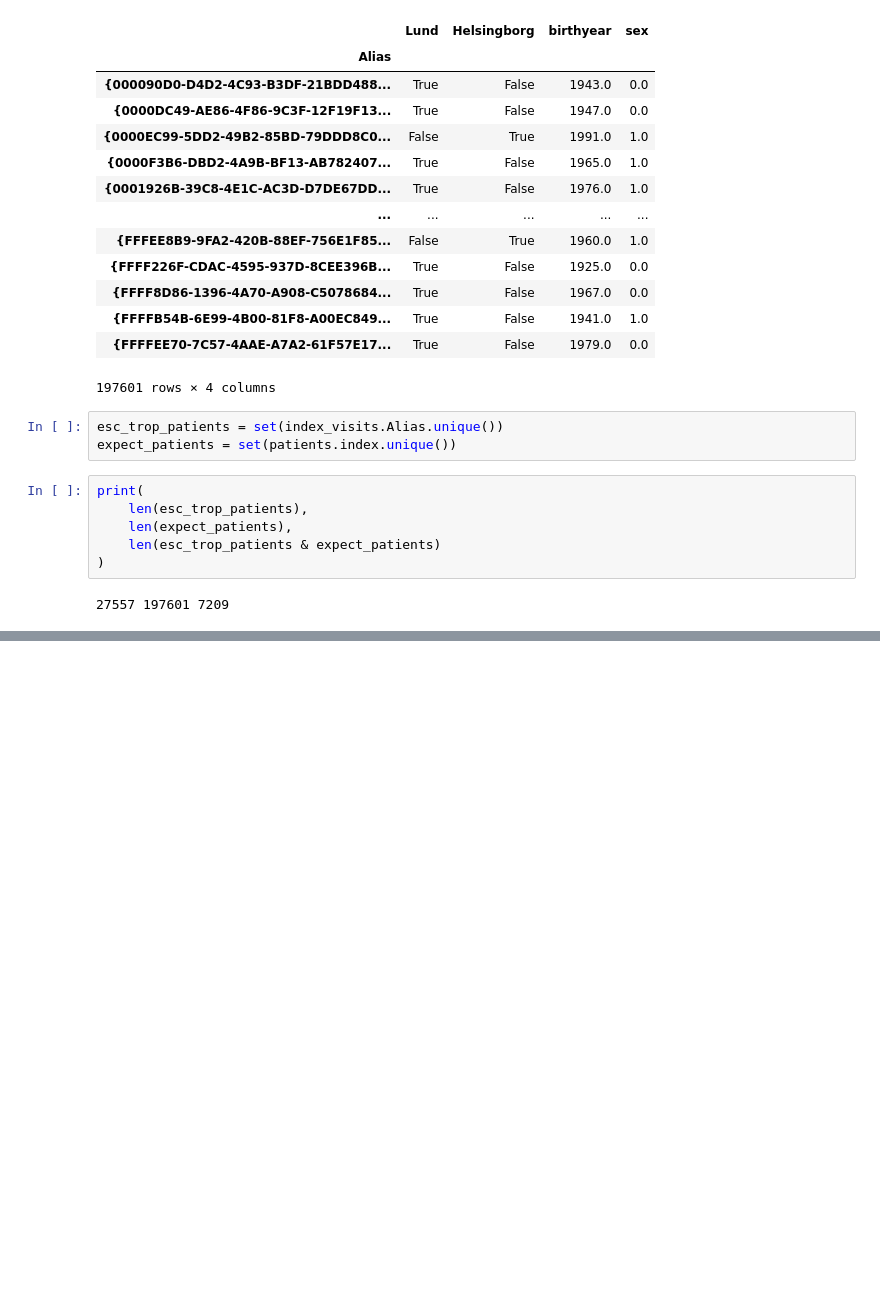
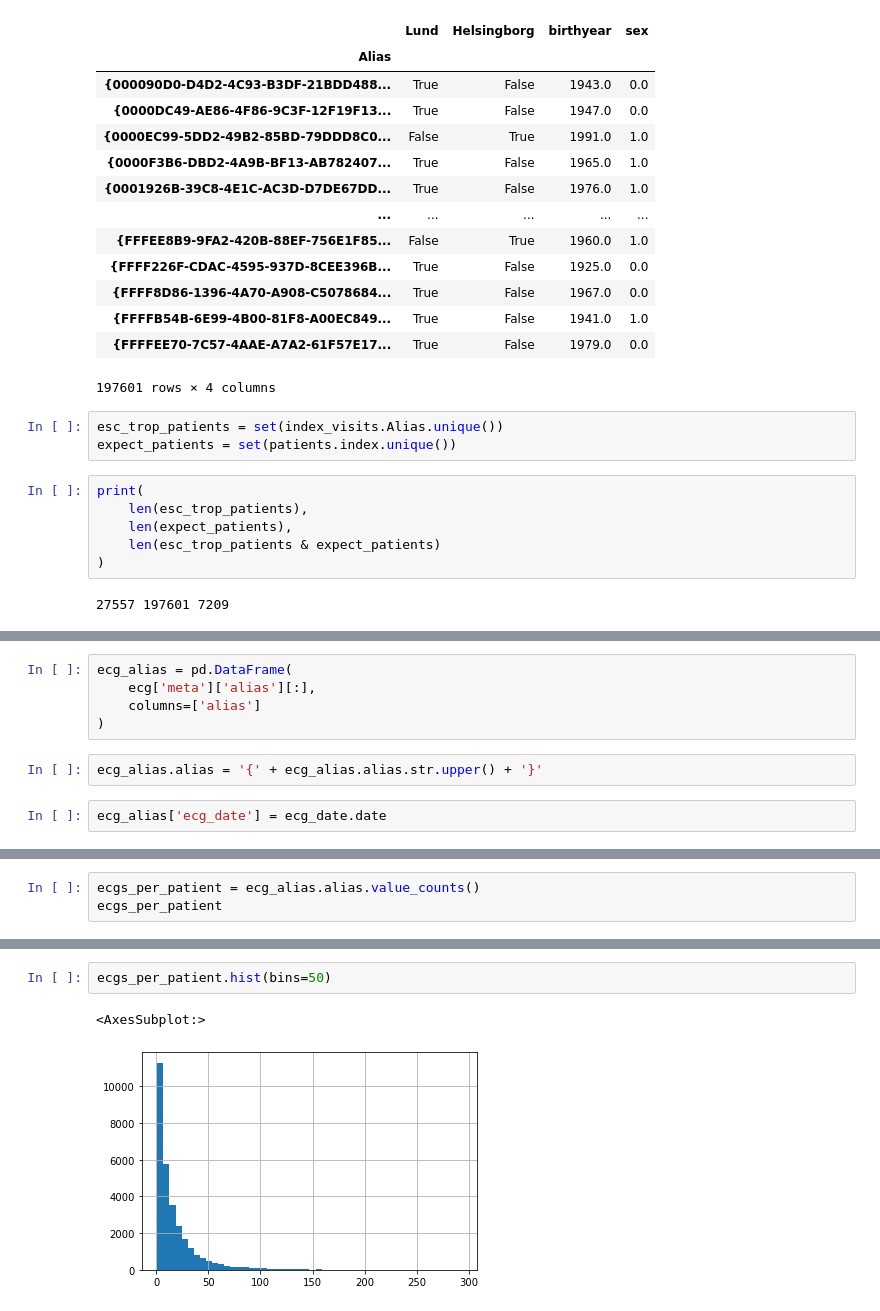
Before and after one commit to Tipulidae/mim, a Jupyter notebook: notebooks/esc_trop.ipynb, the cells around one changed output, grey strips where cells are left out. Saved outputs shown, nothing was run; the diff lists cells and outputs as text; blank space fills up the shorter version.

```diff
--- a/notebooks/esc_trop.ipynb
+++ b/notebooks/esc_trop.ipynb
@@ -508,0 +674,9 @@ Structure of a technical report https://unilearning.uow.edu.au/report/3b.html
+# %%
+ecg_alias = pd.DataFrame(
+    ecg['meta']['alias'][:],
+    columns=['alias']
+)
+# %%
+ecg_alias.alias = '{' + ecg_alias.alias.str.upper() + '}'
+# %%
+ecg_alias['ecg_date'] = ecg_date.date
@@ -508,0 +1010,3 @@ Structure of a technical report https://unilearning.uow.edu.au/report/3b.html
+# %%
+ecgs_per_patient = ecg_alias.alias.value_counts()
+ecgs_per_patient
@@ -508,0 +1026,5 @@ Structure of a technical report https://unilearning.uow.edu.au/report/3b.html
+# %%
+ecgs_per_patient.hist(bins=50)
+# %% [output]
+<AxesSubplot:>
+[figure, added]
```
Also changed, not shown: parts of 83 cells of this notebook, 1 other file.
